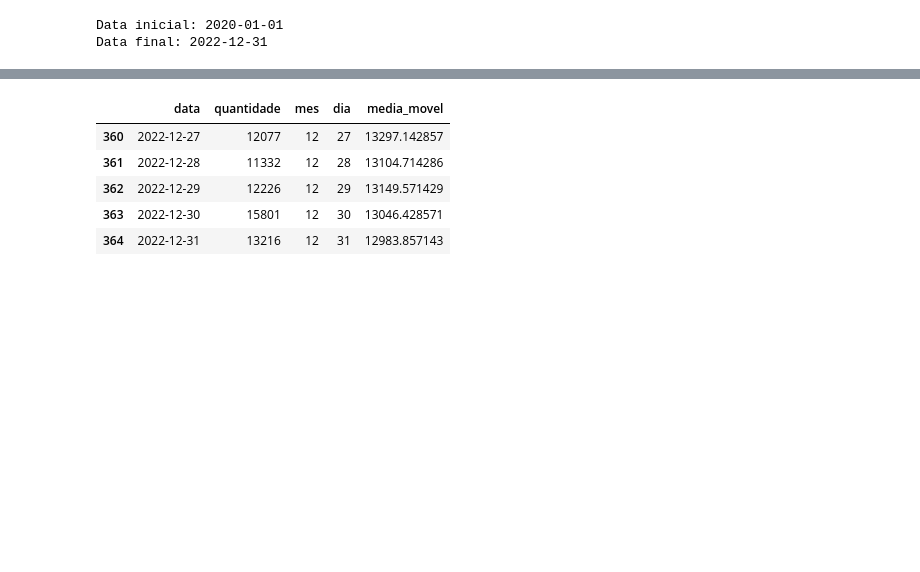
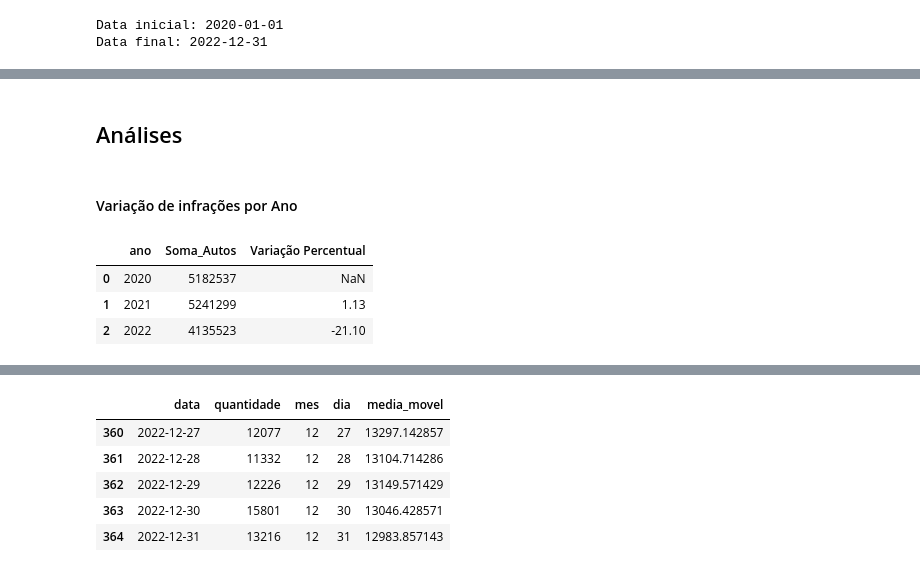
Before and after one commit to isabela-vitoriano/analise_dados_multas_prf, a Jupyter notebook: analise_exploratoria.ipynb, the cells around one changed output, grey strips where cells are left out. Drawn from its saved outputs; the diff is of its cells as text; code cells hidden in the pictures; blank space fills up the shorter version.

```diff
--- a/analise_exploratoria.ipynb
+++ b/analise_exploratoria.ipynb
@@ -205,0 +229,15 @@ Data final: 2022-12-31
+# %% [markdown]
+## Análises
+# %% [markdown]
+#### Variação de infrações por Ano
+# %%
+df_ano = df.groupby('ano').agg(Soma_Autos = ('Número do Auto', 'count')).reset_index()
+df_ano['Variação Percentual'] = df_ano['Soma_Autos'].pct_change() * 100
+df_ano['Variação Percentual'] = df_ano['Variação Percentual'].round(2)
+
+display(df_ano)
+# %% [output]
+|  | ano | Soma_Autos | Variação Percentual |
+| 0 | 2020 | 5182537 | NaN |
+| 1 | 2021 | 5241299 | 1.13 |
+| 2 | 2022 | 4135523 | -21.10 |
```
Also changed, not shown: parts of 30 cells of this notebook.
